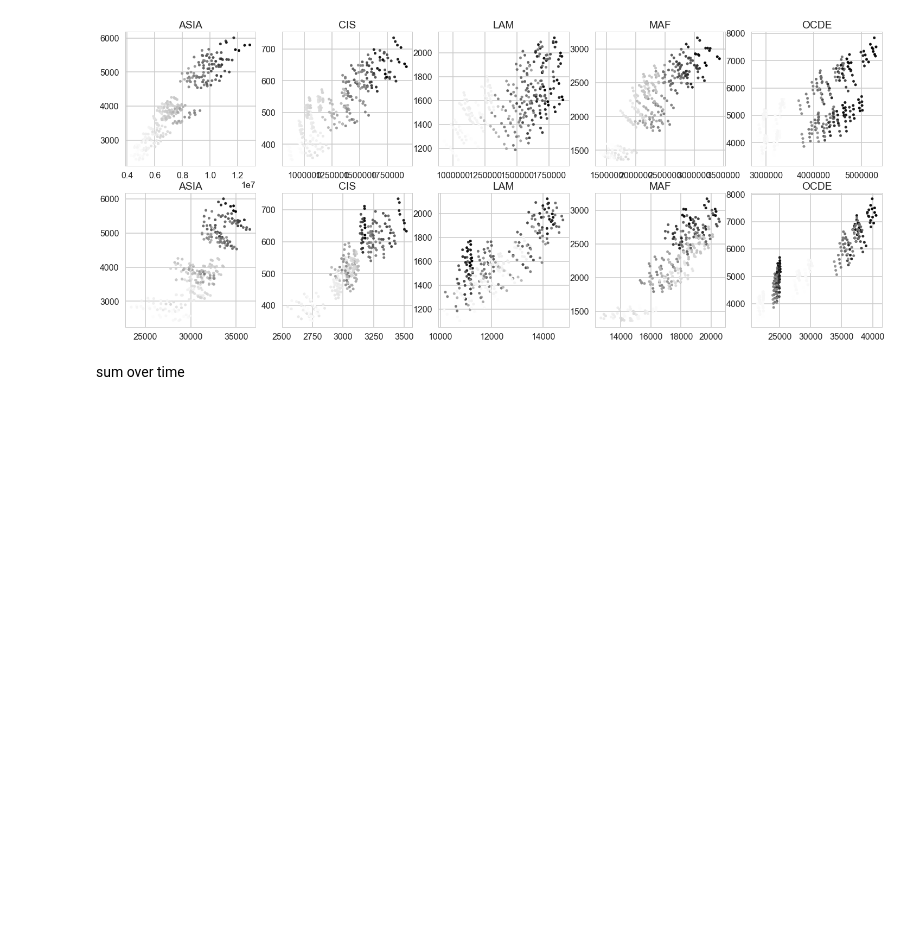
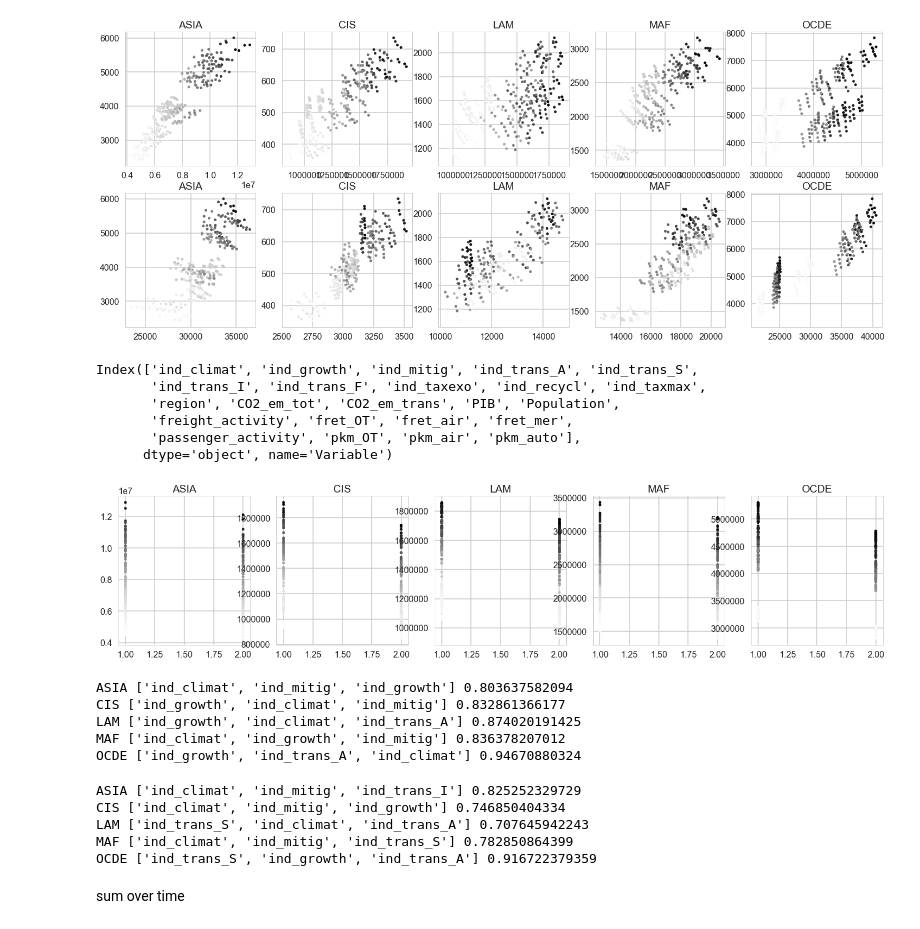
Before and after one commit to julierozenberg/infra_needs_analyses, a Jupyter notebook: cired_results_analysis.ipynb, the cells around one changed output. Saved outputs shown, nothing was run; the diff lists cells and outputs as text; code cells hidden in the pictures; blank space fills up the shorter version.

Commit message:
rai: imports % of paved roads. cired: adds discount factor and anova

```diff
--- a/cired_results_analysis.ipynb
+++ b/cired_results_analysis.ipynb
@@ -251,3 +257,23 @@ for reg,subframe in test.groupby(level='region'):
     i=i+1
 # %% [output]
 [figure]
+# %%
+test.reset_index().columns
+# %% [output]
+Index(['ind_climat', 'ind_growth', 'ind_mitig', 'ind_trans_A', 'ind_trans_S',
+       'ind_trans_I', 'ind_trans_F', 'ind_taxexo', 'ind_recycl', 'ind_taxmax',
+       'region', 'CO2_em_tot', 'CO2_em_trans', 'PIB', 'Population',
+       'freight_activity', 'fret_OT', 'fret_air', 'fret_mer',
+       'passenger_activity', 'pkm_OT', 'pkm_air', 'pkm_auto'],
+      dtype='object', name='Variable')
+# %%
+test = out.stack().unstack('year')['2049'].unstack('Variable').reset_index().set_index([i for i in indexes_ima2 if i not in ["ind_trans_A","Variable","year"]])
+i=1
+plt.figure(figsize=(25,5))
+for reg,subframe in test.groupby(level='region'):
+    plt.subplot(1,5,i)
+    plt.scatter(subframe.ind_trans_A,subframe.freight_activity,c=subframe.PIB,s=20)
+    plt.title(reg)
+    i=i+1
+# %% [output]
+[figure, added]
@@ -254,2 +299,26 @@ for reg,subframe in test.groupby(level='region'):
+# %%
+test = out.stack().unstack('year')['2049'].unstack('Variable')
+
+for reg,subframe in test.groupby(level='region'):
+    drivers,sumvar = drivers_from_anova("freight_activity",subframe.reset_index())
+    print(reg,drivers,sumvar)
+# %% [output]
+ASIA ['ind_climat', 'ind_mitig', 'ind_growth'] 0.803637582094
+CIS ['ind_growth', 'ind_climat', 'ind_mitig'] 0.832861366177
+LAM ['ind_growth', 'ind_climat', 'ind_trans_A'] 0.874020191425
+MAF ['ind_climat', 'ind_growth', 'ind_mitig'] 0.836378207012
+OCDE ['ind_growth', 'ind_trans_A', 'ind_climat'] 0.94670880324
+# %%
+test = out.stack().unstack('year')['2049'].unstack('Variable')
+
+for reg,subframe in test.groupby(level='region'):
+    drivers,sumvar = drivers_from_anova("passenger_activity",subframe.reset_index())
+    print(reg,drivers,sumvar)
+# %% [output]
+ASIA ['ind_climat', 'ind_mitig', 'ind_trans_I'] 0.825252329729
+CIS ['ind_climat', 'ind_mitig', 'ind_growth'] 0.746850404334
+LAM ['ind_trans_S', 'ind_climat', 'ind_trans_A'] 0.707645942243
+MAF ['ind_climat', 'ind_mitig', 'ind_trans_S'] 0.782850864399
+OCDE ['ind_trans_S', 'ind_growth', 'ind_trans_A'] 0.916722379359
 # %% [markdown]
 sum over time
```
Also changed, not shown: parts of 23 cells of this notebook, 1 other file.
